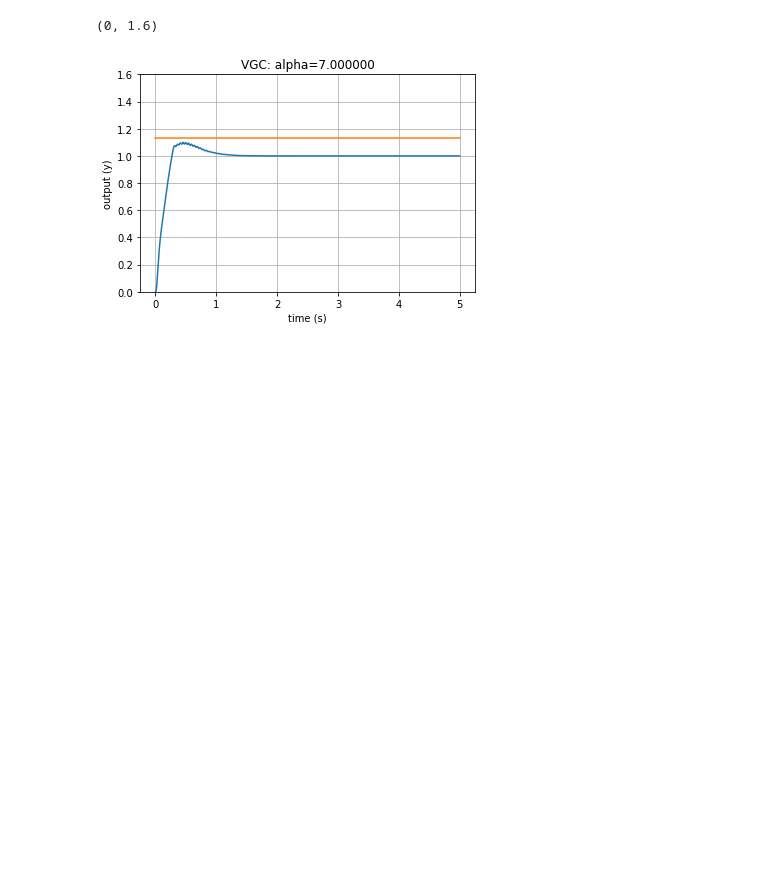
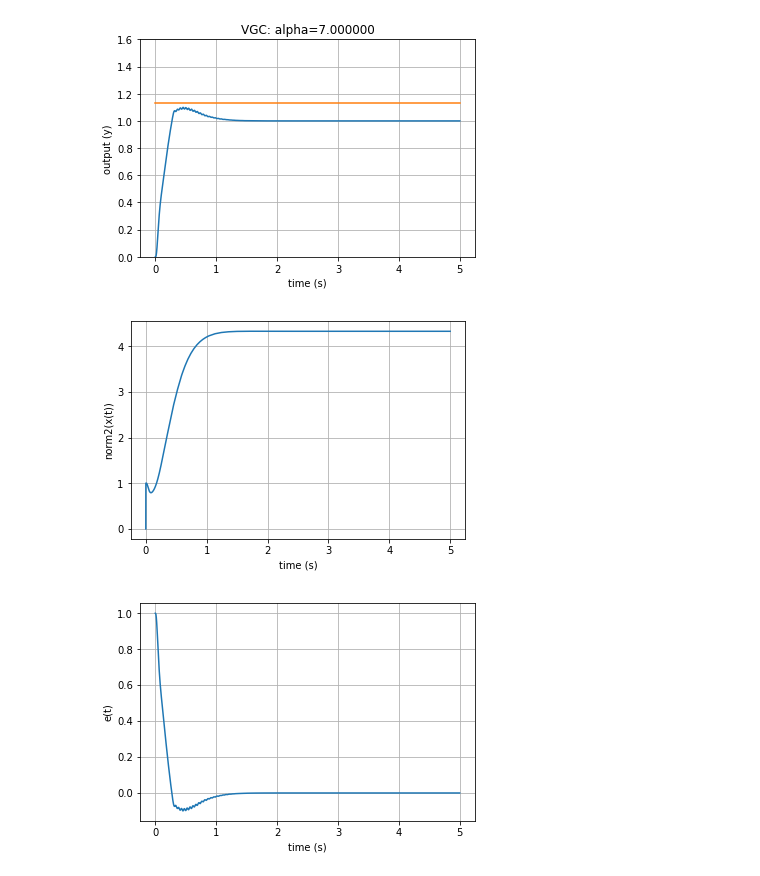
Before and after one commit to ipapusha/amnet, a Jupyter notebook: examples/example_vgc_jupyter3.ipynb, the cells around one changed output. Drawn from its saved outputs; the diff is of its cells as text; code cells hidden in the pictures; blank space fills up the shorter version.

```diff
--- a/examples/example_vgc_jupyter3.ipynb
+++ b/examples/example_vgc_jupyter3.ipynb
@@ -122,14 +124,28 @@ for i, t in enumerate(t_hist[:-1]):
 y_hist = np.array([phi_out.eval(x_hist[:,i].reshape((n,))) for i in range(len(t_hist))])
 # %%
 # plot output
+plt.figure(1)
 plt.plot(t_hist, 1 - y_hist)
 plt.plot([0, t_hist[-1]], [1 + yos_min, 1 + yos_min])
 plt.xlabel('time (s)')
 plt.ylabel('output (y)')
 plt.title('VGC: alpha=%f' % alpha)
 plt.grid(True)
 axes = plt.gca()
 axes.set_ylim([0, 1.6])
+
+plt.figure(2)
+plt.plot(t_hist, np.linalg.norm(x_hist, axis=0, ord=2))
+plt.xlabel('time (s)')
+plt.ylabel('norm2(x(t))')
+plt.grid(True)
+
+plt.figure(3)
+plt.plot(t_hist, y_hist)
+plt.xlabel('time (s)')
+plt.ylabel('e(t)')
+plt.grid(True)
 # %% [output]
-(0, 1.6)
 [figure]
+[figure, added]
+[figure, added]
```
Also changed, not shown: parts of 2 cells of this notebook, 1 other file.
